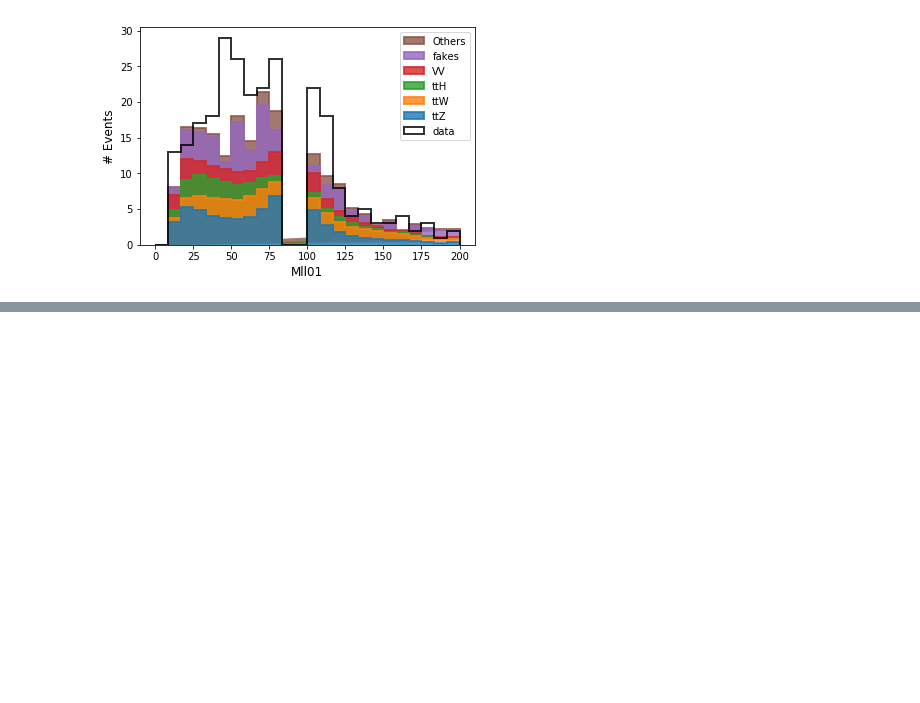
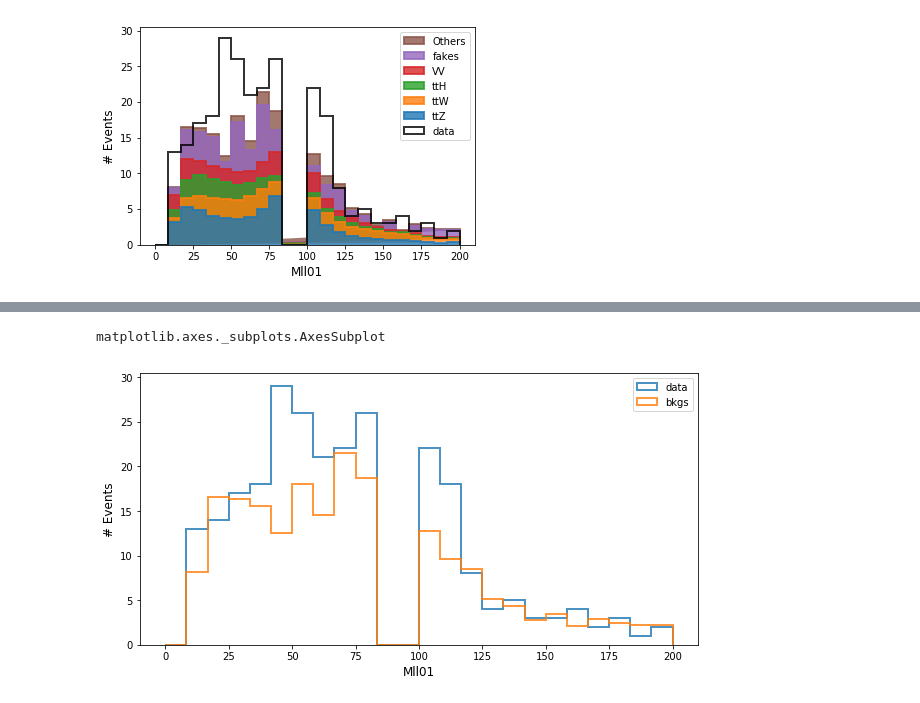
Before and after one commit to grevtsovkirill/trilep_res_anomaly_nn, a Jupyter notebook: display_effect.ipynb, the cells around one changed output, grey strips where cells are left out. Saved outputs shown, nothing was run; the diff lists cells and outputs as text; code cells hidden in the pictures; blank space fills up the shorter version.

```diff
--- a/display_effect.ipynb
+++ b/display_effect.ipynb
@@ -157,0 +132,5 @@ plt.legend()
+# %%
+type(ovr_slot(data_sel,bkg_set_sel))
+# %% [output]
+matplotlib.axes._subplots.AxesSubplot
+[figure, added]
```
Also changed, not shown: parts of 11 cells of this notebook.
